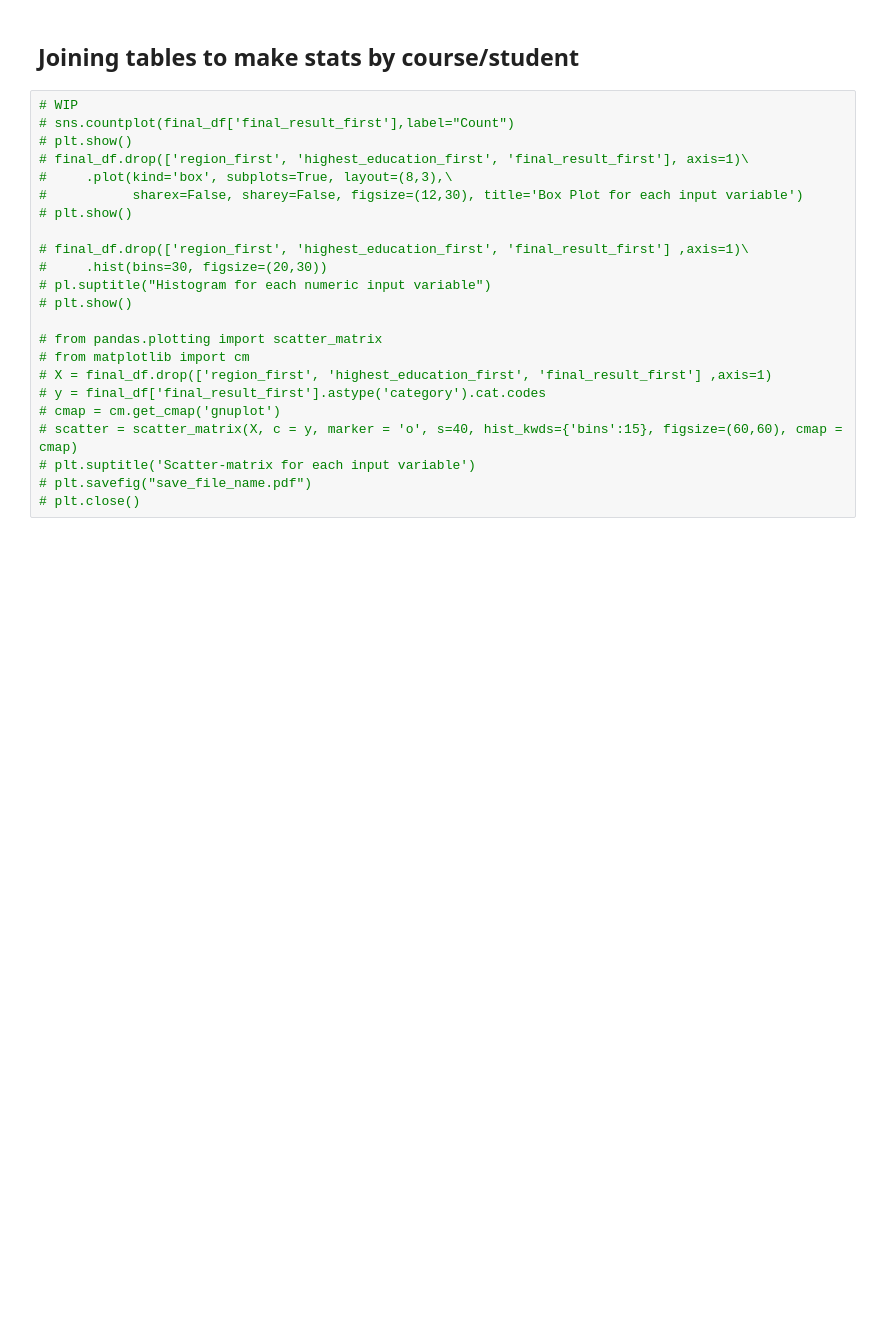
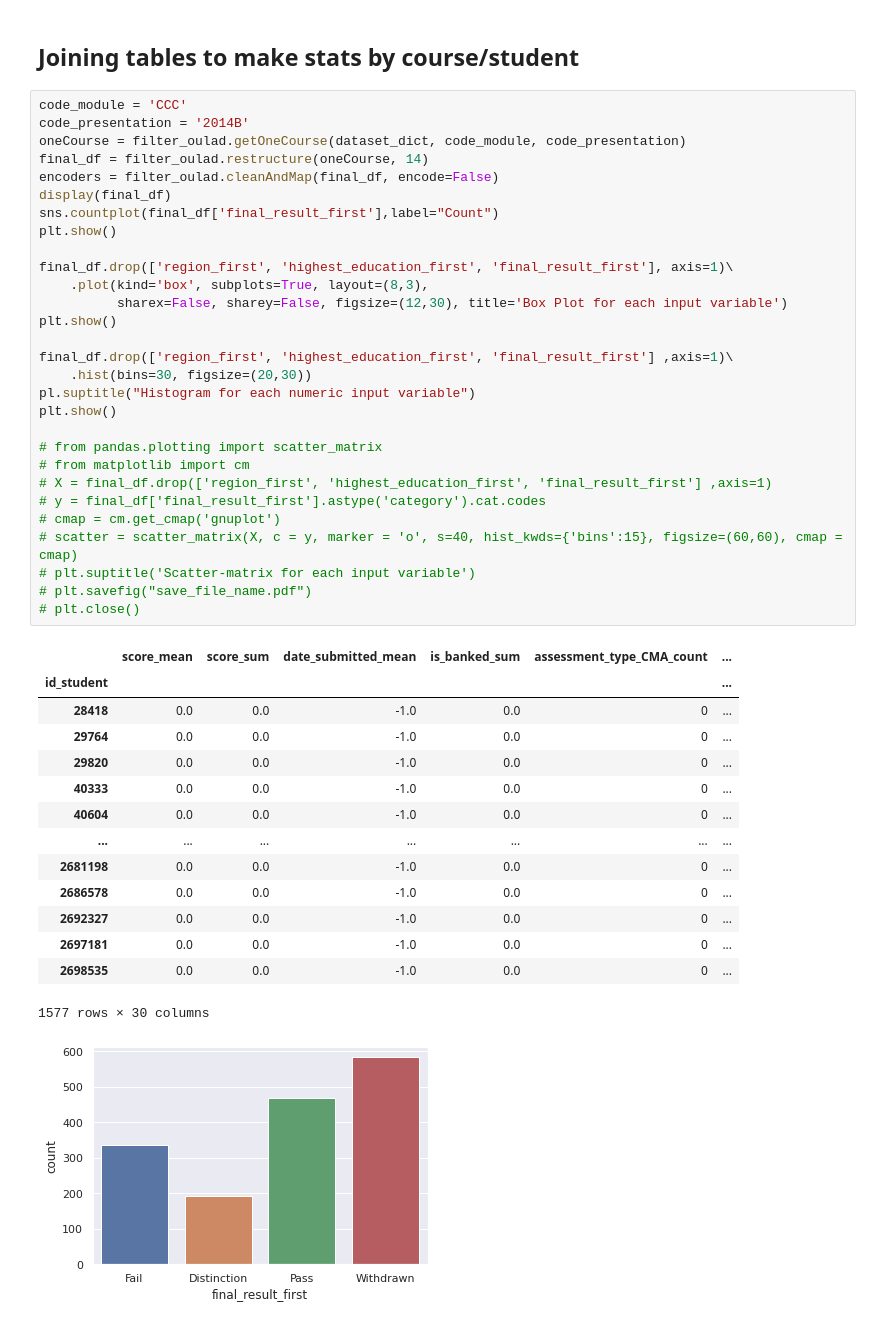
Before and after one commit to SergioSim/OULAD, a Jupyter notebook: DescriptiveAnalysis.ipynb, the cells around one changed output. Drawn from its saved outputs; the diff is of its cells as text; blank space fills up the shorter version.

```diff
--- a/DescriptiveAnalysis.ipynb
+++ b/DescriptiveAnalysis.ipynb
@@ -198,25 +553,47 @@ print('only %i times from total %i the week_from is different from week_to' % (c
 # %% [markdown]
 ## Joining tables to make stats by course/student
 # %%
-# WIP
-# sns.countplot(final_df['final_result_first'],label="Count")
-# plt.show()
-# final_df.drop(['region_first', 'highest_education_first', 'final_result_first'], axis=1)\
-#     .plot(kind='box', subplots=True, layout=(8,3),\
-#           sharex=False, sharey=False, figsize=(12,30), title='Box Plot for each input variable')
-# plt.show()
+code_module = 'CCC'
+code_presentation = '2014B'
+oneCourse = filter_oulad.getOneCourse(dataset_dict, code_module, code_presentation)
+final_df = filter_oulad.restructure(oneCourse, 14)
+encoders = filter_oulad.cleanAndMap(final_df, encode=False)
+display(final_df)
+sns.countplot(final_df['final_result_first'],label="Count")
+plt.show()
 
-# final_df.drop(['region_first', 'highest_education_first', 'final_result_first'] ,axis=1)\
-#     .hist(bins=30, figsize=(20,30))
-# pl.suptitle("Histogram for each numeric input variable")
-# plt.show()
+final_df.drop(['region_first', 'highest_education_first', 'final_result_first'], axis=1)\
+    .plot(kind='box', subplots=True, layout=(8,3),
+          sharex=False, sharey=False, figsize=(12,30), title='Box Plot for each input variable')
+plt.show()
+
+final_df.drop(['region_first', 'highest_education_first', 'final_result_first'] ,axis=1)\
+    .hist(bins=30, figsize=(20,30))
+pl.suptitle("Histogram for each numeric input variable")
+plt.show()
 
 # from pandas.plotting import scatter_matrix
 # from matplotlib import cm
 # X = final_df.drop(['region_first', 'highest_education_first', 'final_result_first'] ,axis=1)
 # y = final_df['final_result_first'].astype('category').cat.codes
 # cmap = cm.get_cmap('gnuplot')
 # scatter = scatter_matrix(X, c = y, marker = 'o', s=40, hist_kwds={'bins':15}, figsize=(60,60), cmap = cmap)
 # plt.suptitle('Scatter-matrix for each input variable')
 # plt.savefig("save_file_name.pdf")
 # plt.close()
+# %% [output]
+|  | score_mean | score_sum | date_submitted_mean | is_banked_sum | assessment_type_CMA_count | ... |
+| id_student |  |  |  |  |  | ... |
+| 28418 | 0.0 | 0.0 | -1.0 | 0.0 | 0 | ... |
+| 29764 | 0.0 | 0.0 | -1.0 | 0.0 | 0 | ... |
+| 29820 | 0.0 | 0.0 | -1.0 | 0.0 | 0 | ... |
+| 40333 | 0.0 | 0.0 | -1.0 | 0.0 | 0 | ... |
+| 40604 | 0.0 | 0.0 | -1.0 | 0.0 | 0 | ... |
+| ... | ... | ... | ... | ... | ... | ... |
+| 2681198 | 0.0 | 0.0 | -1.0 | 0.0 | 0 | ... |
+| 2686578 | 0.0 | 0.0 | -1.0 | 0.0 | 0 | ... |
+| 2692327 | 0.0 | 0.0 | -1.0 | 0.0 | 0 | ... |
+| 2697181 | 0.0 | 0.0 | -1.0 | 0.0 | 0 | ... |
+| 2698535 | 0.0 | 0.0 | -1.0 | 0.0 | 0 | ... |
+1577 rows × 30 columns
+[figure, added]
```
Also changed, not shown: parts of 13 cells of this notebook, 8 other files.
